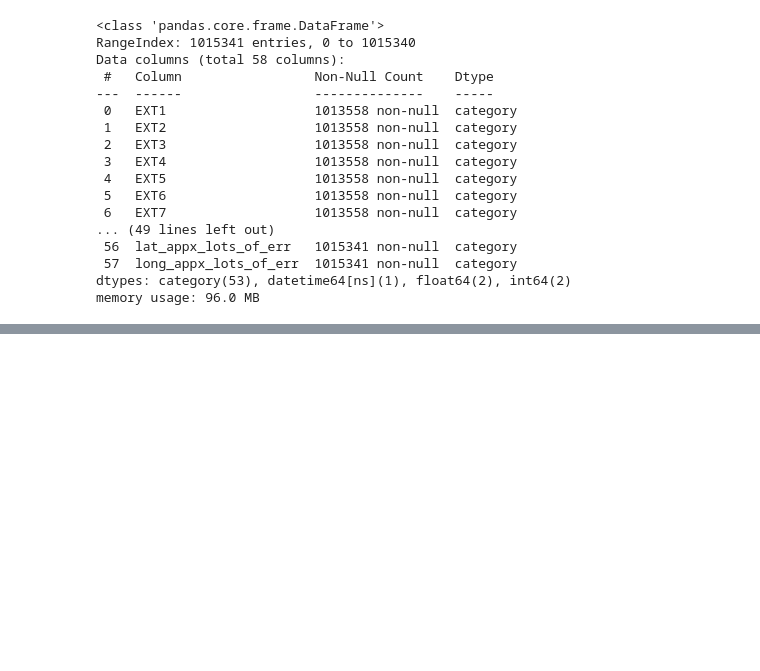
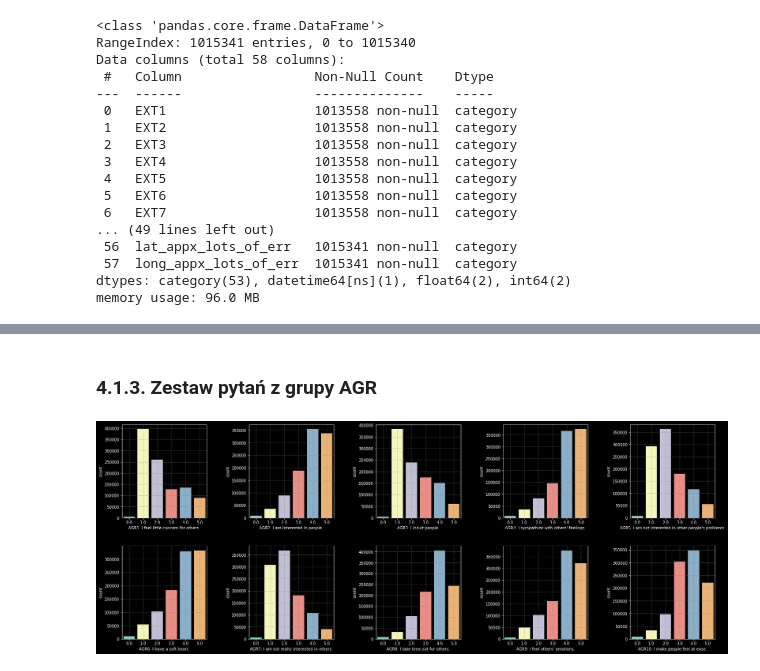
Before and after one commit to ArminD93/BigFivePersonalityTest, a Jupyter notebook: BigFivePersonality.ipynb, the cells around one changed output, grey strips where cells are left out. Drawn from its saved outputs; the diff is of its cells as text; code cells hidden in the pictures; blank space fills up the shorter version.

```diff
--- a/BigFivePersonality.ipynb
+++ b/BigFivePersonality.ipynb
@@ -165,0 +238,19 @@ memory usage: 96.0 MB
+# %% [markdown]
+### <a name='9'></a>4.1.3. Zestaw pytań z grupy AGR
+# %%
+decoded_AGRquestion_dict = {
+                            'AGR1' : "I feel little concern for others.",
+                            'AGR2' : "I am interested in people.",
+                            'AGR3' : "I insult people.",
+                            'AGR4' : "I sympathize with others' feelings.",
+                            'AGR5' : "I am not interested in other people's problems.",
+                            'AGR6' : "I have a soft heart.",
+                            'AGR7' : "I am not really interested in others.",
+                            'AGR8' : "I take time out for others.",
+                            'AGR9' : "I feel others' emotions.",
+                            'AGR10' : "I make people feel at ease."
+                          }
+
+create_countplot(decoded_AGRquestion_dict)
+# %% [output]
+[figure, added]
```
Also changed, not shown: parts of 12 cells of this notebook.
